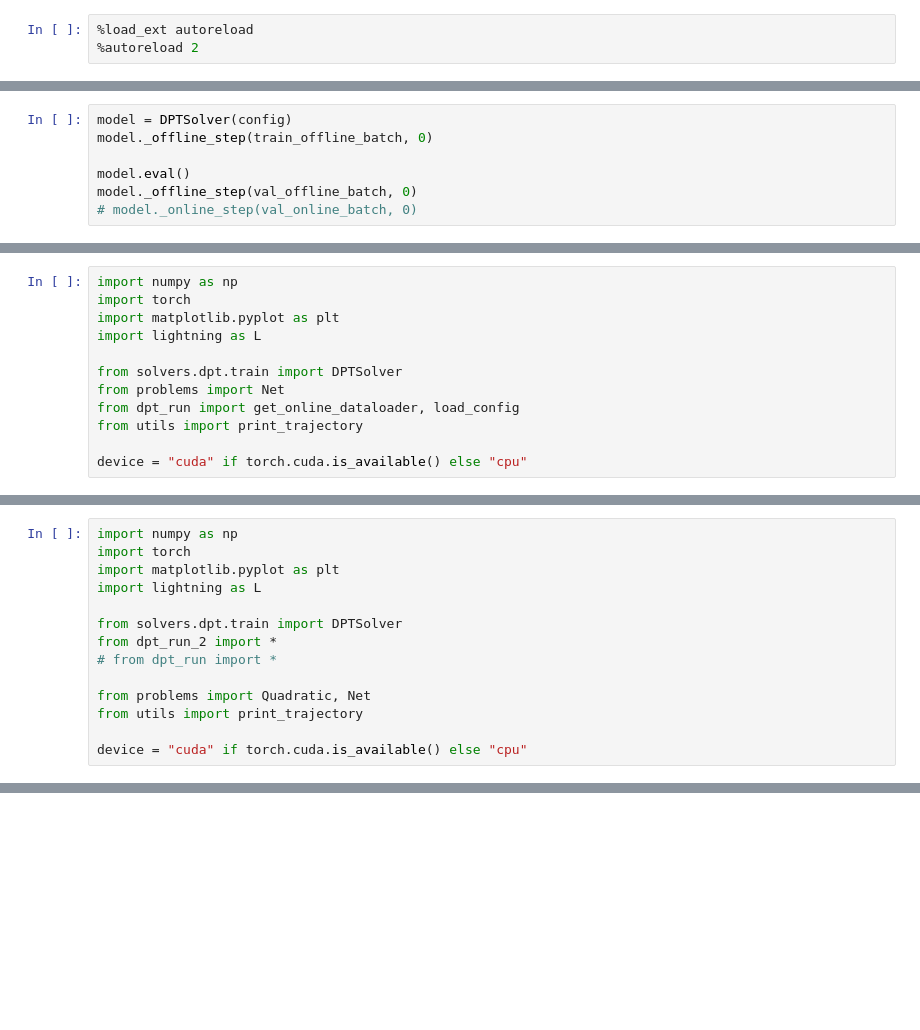
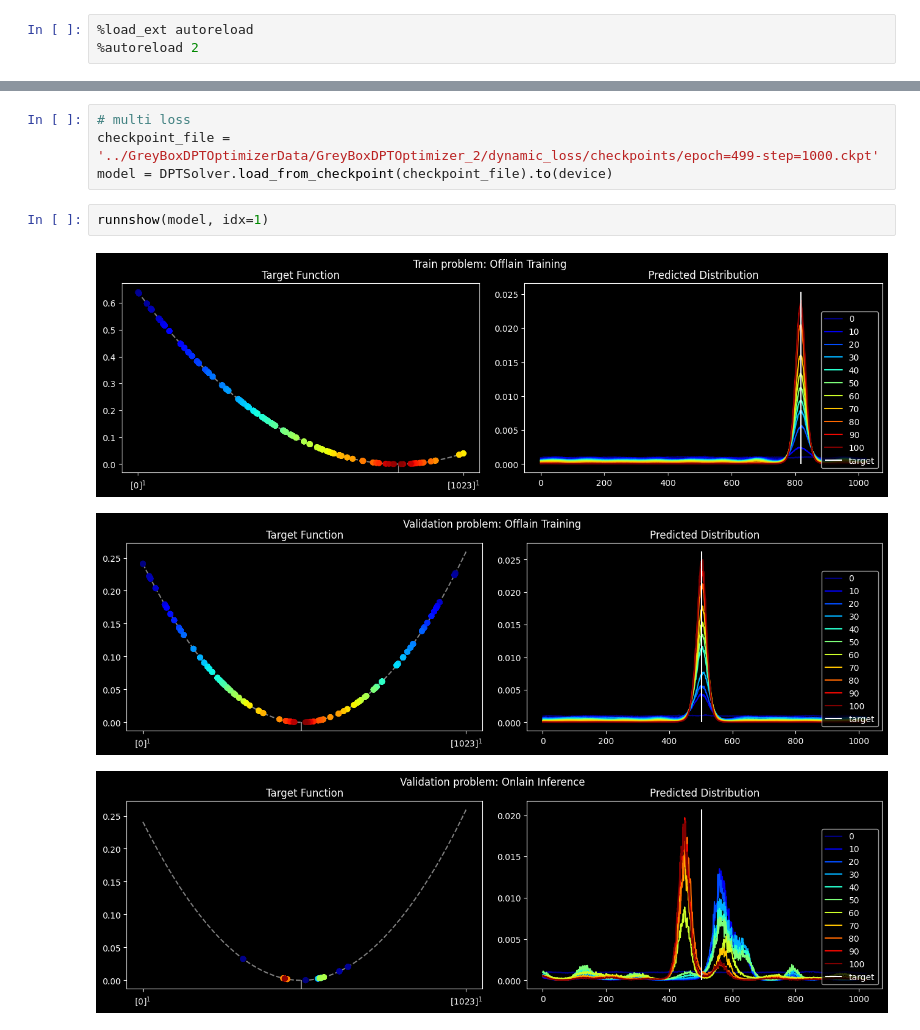
Before and after one commit to anabatsh/GreyBoxDPTOptimizer, a Jupyter notebook: _extra.ipynb, the cells around one changed output, grey strips where cells are left out. Saved outputs shown, nothing was run; the diff lists cells and outputs as text; blank space fills up the shorter version.

```diff
--- a/_extra.ipynb
+++ b/_extra.ipynb
@@ -126,7 +8,0 @@ for key, val in val_offline_batch.items():
-# %%
-model = DPTSolver(config)
-model._offline_step(train_offline_batch, 0)
-
-model.eval()
-model._offline_step(val_offline_batch, 0)
-# model._online_step(val_online_batch, 0)
@@ -137,12 +8,0 @@ model._offline_step(val_offline_batch, 0)
-# %%
-import numpy as np
-import torch
-import matplotlib.pyplot as plt
-import lightning as L
-
-from solvers.dpt.train import DPTSolver
-from problems import Net
-from dpt_run import get_online_dataloader, load_config
-from utils import print_trajectory
-
-device = "cuda" if torch.cuda.is_available() else "cpu"
@@ -272,14 +8,0 @@ plt.show()
-# %%
-import numpy as np
-import torch
-import matplotlib.pyplot as plt
-import lightning as L
-
-from solvers.dpt.train import DPTSolver
-from dpt_run_2 import *
-# from dpt_run import *
-
-from problems import Quadratic, Net
-from utils import print_trajectory
-
-device = "cuda" if torch.cuda.is_available() else "cpu"
@@ -328,0 +93,10 @@ batch['target_action'].shape
+# %%
+# multi loss
+checkpoint_file = '../GreyBoxDPTOptimizerData/GreyBoxDPTOptimizer_2/dynamic_loss/checkpoints/epoch=499-step=1000.ckpt'
+model = DPTSolver.load_from_checkpoint(checkpoint_file).to(device)
+# %%
+runnshow(model, idx=1)
+# %% [output]
+[figure, added]
+[figure, added]
+[figure, added]
```
Also changed, not shown: parts of 45 cells of this notebook, 12 other files.
